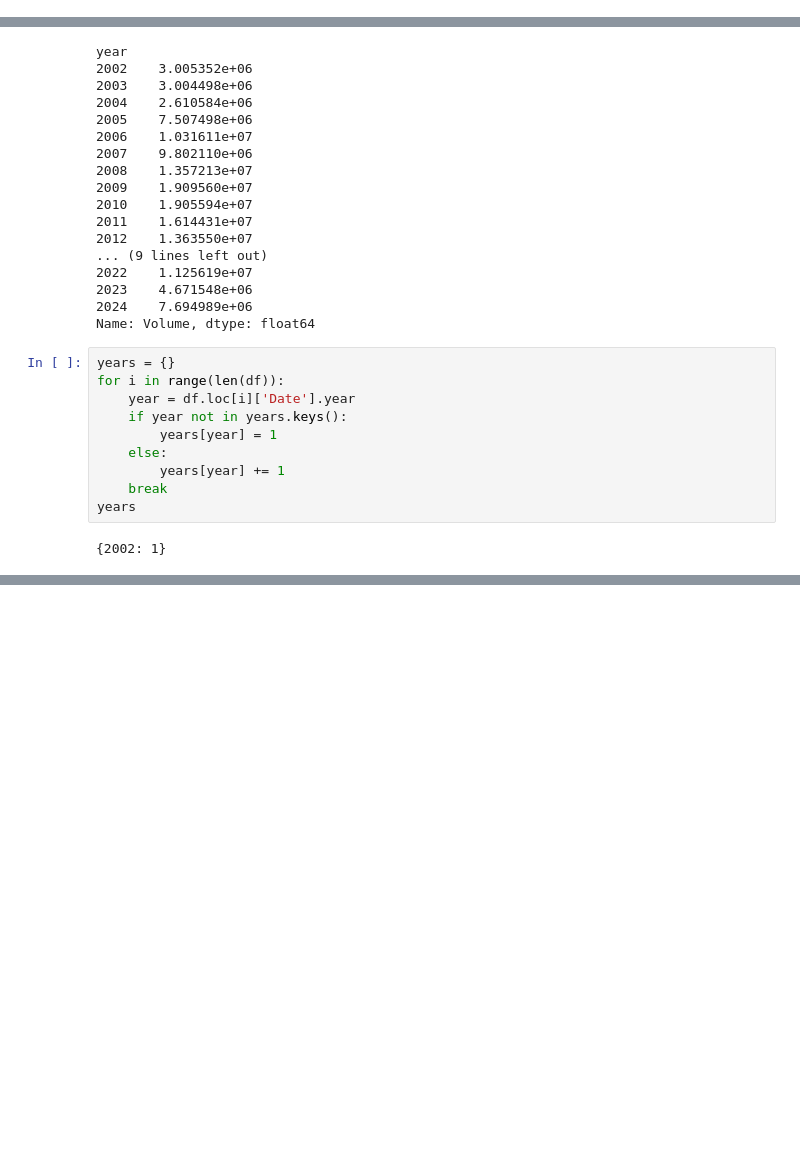
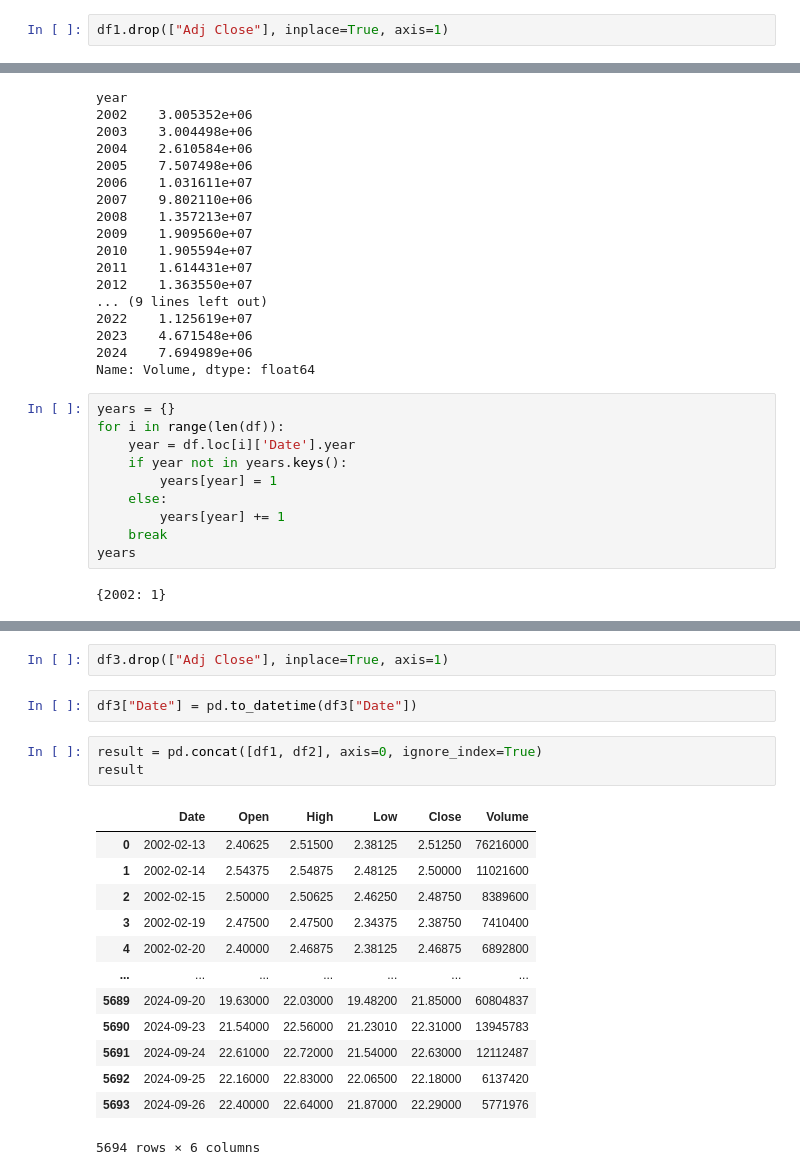
Before and after one commit to whoshilo/AI, a Jupyter notebook: Semester 1/Stocks/2002 was the WORST year of my life.ipynb, the cells around one changed output, grey strips where cells are left out. Drawn from its saved outputs; the diff is of its cells as text; blank space fills up the shorter version.

```diff
--- a/Semester 1/Stocks/2002 was the WORST year of my life.ipynb
+++ b/Semester 1/Stocks/2002 was the WORST year of my life.ipynb
@@ -24,3 +30,5 @@ memory usage: 306.4 KB
+# %%
+df1.drop(["Adj Close"], inplace=True, axis=1)
 # %%
 df['date_int'] = df['Date'].astype('int64')
 # %%
@@ -129,0 +160,21 @@ years
+# %%
+df3.drop(["Adj Close"], inplace=True, axis=1)
+# %%
+df3["Date"] = pd.to_datetime(df3["Date"])
+# %%
+result = pd.concat([df1, df2], axis=0, ignore_index=True)
+result
+# %% [output]
+|  | Date | Open | High | Low | Close | Volume |
+| 0 | 2002-02-13 | 2.40625 | 2.51500 | 2.38125 | 2.51250 | 76216000 |
+| 1 | 2002-02-14 | 2.54375 | 2.54875 | 2.48125 | 2.50000 | 11021600 |
+| 2 | 2002-02-15 | 2.50000 | 2.50625 | 2.46250 | 2.48750 | 8389600 |
+| 3 | 2002-02-19 | 2.47500 | 2.47500 | 2.34375 | 2.38750 | 7410400 |
+| 4 | 2002-02-20 | 2.40000 | 2.46875 | 2.38125 | 2.46875 | 6892800 |
+| ... | ... | ... | ... | ... | ... | ... |
+| 5689 | 2024-09-20 | 19.63000 | 22.03000 | 19.48200 | 21.85000 | 60804837 |
+| 5690 | 2024-09-23 | 21.54000 | 22.56000 | 21.23010 | 22.31000 | 13945783 |
+| 5691 | 2024-09-24 | 22.61000 | 22.72000 | 21.54000 | 22.63000 | 12112487 |
+| 5692 | 2024-09-25 | 22.16000 | 22.83000 | 22.06500 | 22.18000 | 6137420 |
+| 5693 | 2024-09-26 | 22.40000 | 22.64000 | 21.87000 | 22.29000 | 5771976 |
+5694 rows × 6 columns
```
Also changed, not shown: parts of 16 cells of this notebook, 3 other files.
